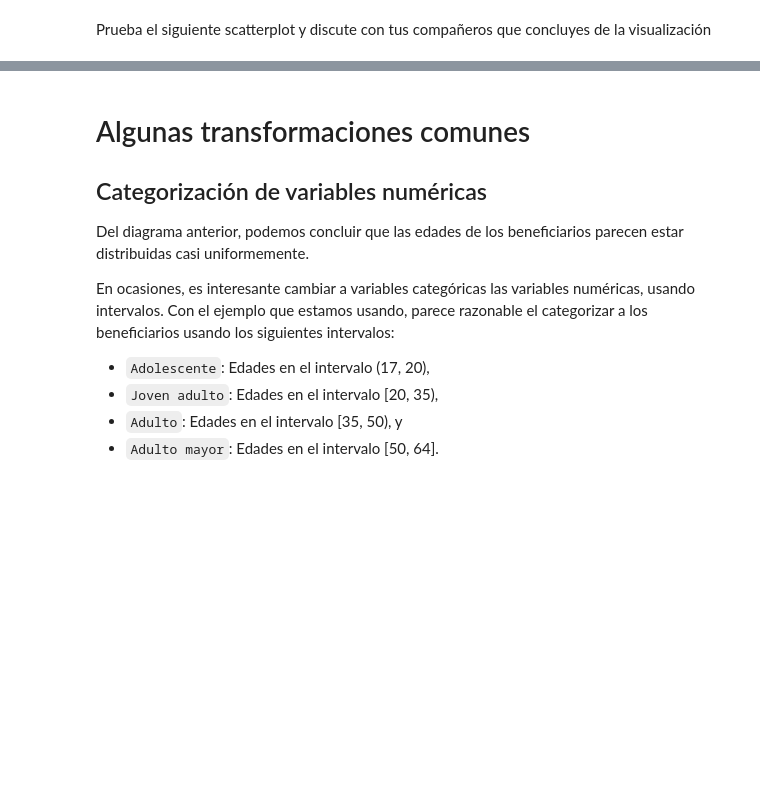
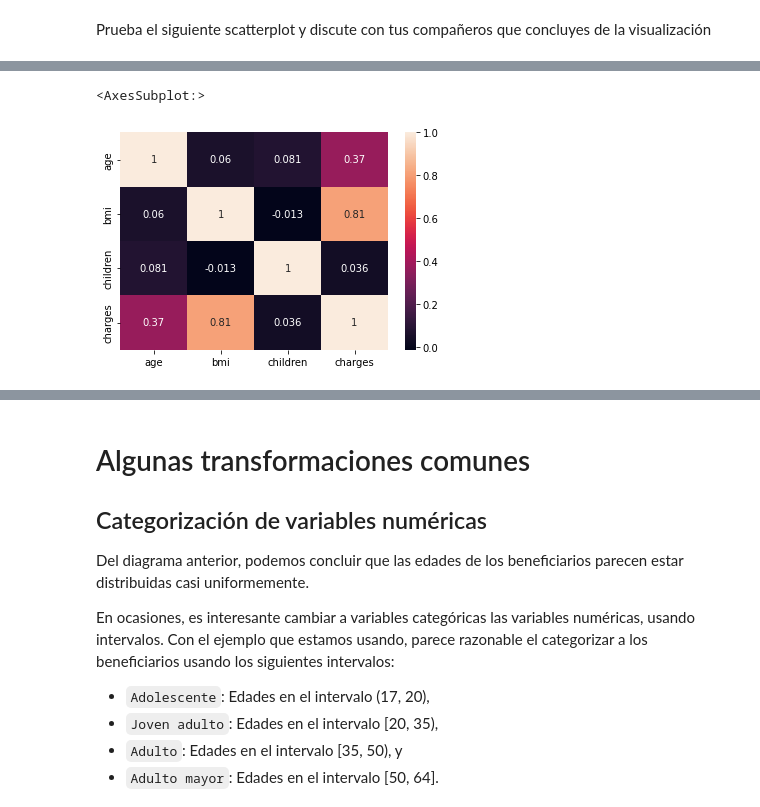
Before and after one commit to MaxRBudib/retoAnalitica, a Jupyter notebook: EstadisticaYVisualizacion.ipynb, the cells around one changed output, grey strips where cells are left out. Drawn from its saved outputs; the diff is of its cells as text; code cells hidden in the pictures; blank space fills up the shorter version.

Commit message:
visualization scatter

```diff
--- a/EstadisticaYVisualizacion.ipynb
+++ b/EstadisticaYVisualizacion.ipynb
@@ -101,0 +145,3 @@ sns.scatterplot(data=df, x="age", y="charges", hue="smoker")
+# %%
+smokers = df[df['smoker'] == 'yes']
+smokers.head()
@@ -101,0 +155,5 @@ sns.scatterplot(data=df, x="age", y="charges", hue="smoker")
+# %%
+sns.heatmap(smokers.corr(), annot=True)
+# %% [output]
+<AxesSubplot:>
+[figure, added]
```
Also changed, not shown: parts of 22 cells of this notebook.
